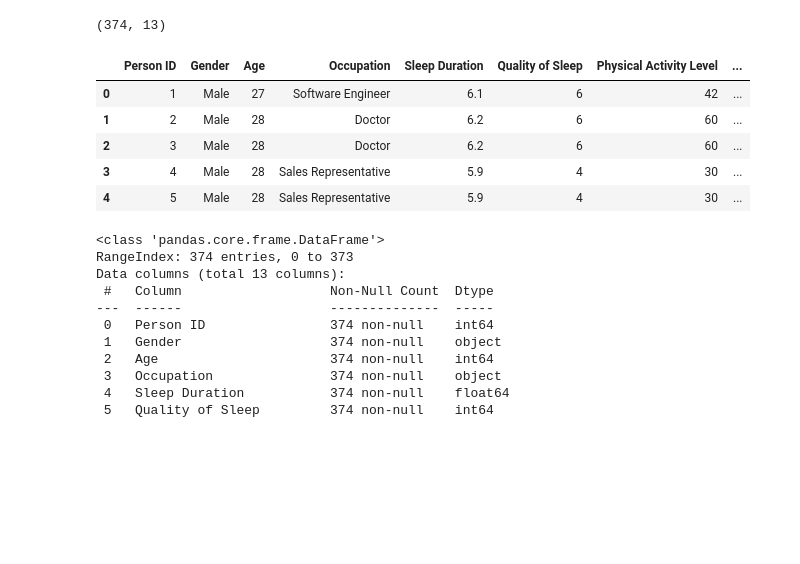
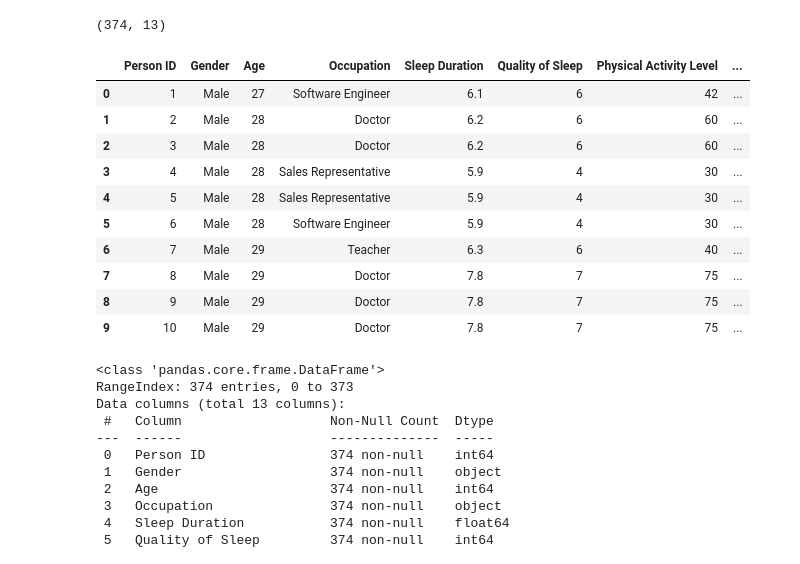
Before and after one commit to HunterTzou/DATA_110_FALL_2025, a Jupyter notebook: Tzou_Hunter_Sleep_Study.ipynb, the cells around one changed output. Drawn from its saved outputs; the diff is of its cells as text; code cells hidden in the pictures; blank space fills up the shorter version.

```diff
--- a/Tzou_Hunter_Sleep_Study.ipynb
+++ b/Tzou_Hunter_Sleep_Study.ipynb
@@ -51,14 +51,19 @@ df.shape
 # %% [output]
 (374, 13)
 # %%
-df.head()
+df.head(10)
 # %% [output]
 |  | Person ID | Gender | Age | Occupation | Sleep Duration | Quality of Sleep | Physical Activity Level | ... |
 | 0 | 1 | Male | 27 | Software Engineer | 6.1 | 6 | 42 | ... |
 | 1 | 2 | Male | 28 | Doctor | 6.2 | 6 | 60 | ... |
 | 2 | 3 | Male | 28 | Doctor | 6.2 | 6 | 60 | ... |
 | 3 | 4 | Male | 28 | Sales Representative | 5.9 | 4 | 30 | ... |
 | 4 | 5 | Male | 28 | Sales Representative | 5.9 | 4 | 30 | ... |
+| 5 | 6 | Male | 28 | Software Engineer | 5.9 | 4 | 30 | ... |
+| 6 | 7 | Male | 29 | Teacher | 6.3 | 6 | 40 | ... |
+| 7 | 8 | Male | 29 | Doctor | 7.8 | 7 | 75 | ... |
+| 8 | 9 | Male | 29 | Doctor | 7.8 | 7 | 75 | ... |
+| 9 | 10 | Male | 29 | Doctor | 7.8 | 7 | 75 | ... |
 # %%
 df.info()
 # %% [output]
```
Also changed, not shown: parts of 14 cells of this notebook.
